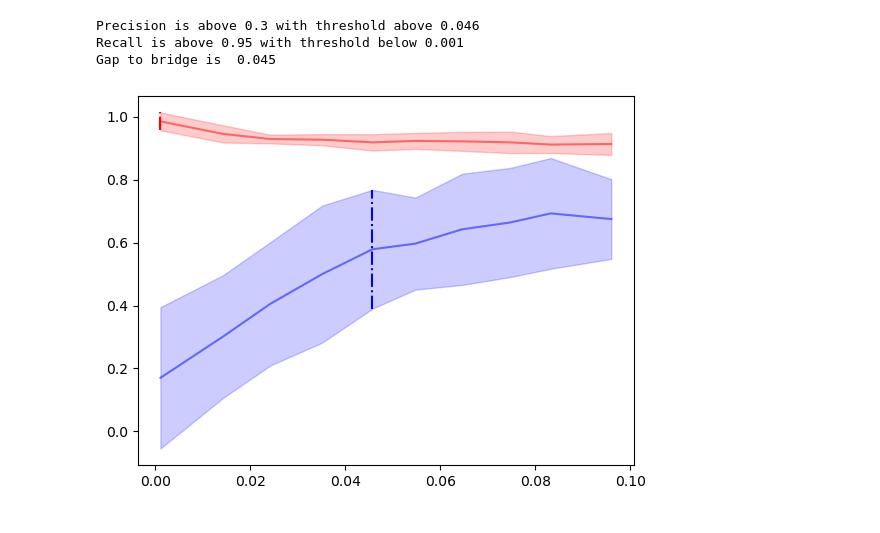
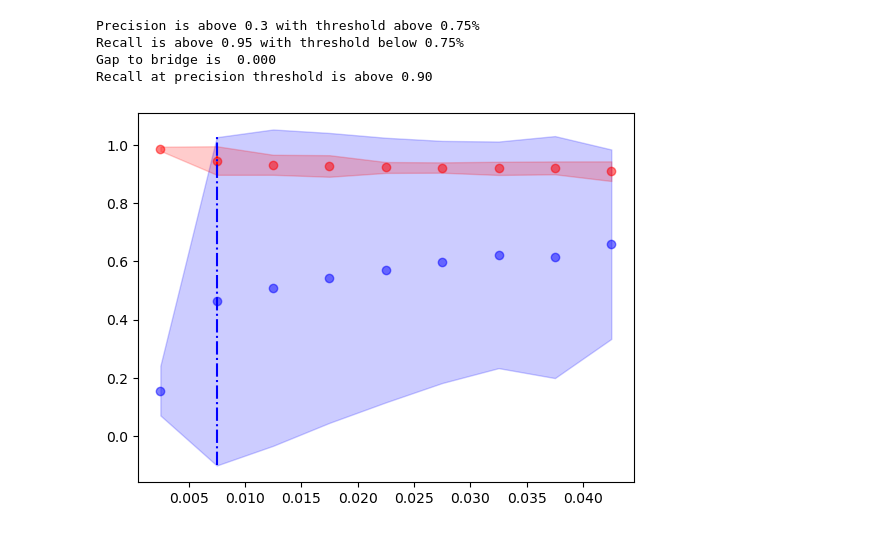
Before and after one commit to ArtemChemist/CFU_counter, a Jupyter notebook: Baseline CNN/prec_rec analysis.ipynb, the cells around one changed output. Cells and saved outputs as stored; diff of their text form; code cells hidden in the pictures.

```diff
--- a/Baseline CNN/prec_rec analysis.ipynb
+++ b/Baseline CNN/prec_rec analysis.ipynb
@@ -76,51 +57,9 @@ Gap to bridge is  0.014
-# %%
-processed = (df['thresholded?']==0)
-bins = pd.cut(df["threshold"], np.arange(0, 0.11, 0.01))
-
-thr = df[processed].groupby(bins).mean()['threshold']
-
-rec = df[processed].groupby(bins).mean()['recall']
-rec_std = df[processed].groupby(bins).std()['recall']
-rec_upper = rec+1.96*rec_std
-rec_lower = rec-1.96*rec_std
-idx_rec = [i for i in range (len(rec)) if rec_lower.iloc[i]>0.95]
-if idx_rec:
-    rec_th_idx = idx_rec[0]
-else:
-    rec_thr_idx = 0
-
-prec = df[processed].groupby(bins).mean()['precision']
-prec_std = df[processed].groupby(bins).std()['precision']
-prec_upper = prec+1.96*prec_std
-prec_lower = prec-1.96*prec_std
-idx_prec = [i for i in range (len(prec)) if prec_lower.iloc[i]>0.3]
-if idx_prec:
-    prec_thr_idx = idx_prec[0]
-else:
-    prec_thr_idx = 0
-
-fig, ax = plt.subplots()
-ax.plot(thr, rec, color = 'red', alpha = 0.5)
-ax.fill_between(thr, rec_upper, rec_lower, color='red', alpha=.2)
-ax.vlines(x = thr.iloc[rec_thr_idx],
-          color = 'r',
-          ymin = rec_lower.iloc[rec_thr_idx],
-          ymax = rec_upper.iloc[rec_thr_idx],
-          linestyles='-.')
-
-ax.plot(thr, prec, color = 'blue', alpha = 0.5)
-ax.fill_between(thr, prec_upper, prec_lower, color='blue', alpha=.2)
-ax.vlines(x = thr.iloc[prec_thr_idx],
-          color = 'b',
-          ymin = prec_lower.iloc[prec_thr_idx],
-          ymax = prec_upper.iloc[prec_thr_idx],
-          linestyles='-.')
-
-print(f"Precision is above 0.3 with threshold above {thr.iloc[prec_thr_idx]:.3f}")
-print(f"Recall is above 0.95 with threshold below {thr.iloc[rec_thr_idx]:.3f}")
-print(f"Gap to bridge is  {thr.iloc[prec_thr_idx]-thr.iloc[rec_thr_idx]:.3f}")
-# %% [output]
-Precision is above 0.3 with threshold above 0.046
-Recall is above 0.95 with threshold below 0.001
-Gap to bridge is  0.045
-[figure, removed]
+# %%
+df = pd.read_csv('prec_rec.csv')
+plot_prec_rec(df, thresholded = 0)
+# %% [output]
+Precision is above 0.3 with threshold above 0.75%
+Recall is above 0.95 with threshold below 0.75%
+Gap to bridge is  0.000
+Recall at precision threshold is above 0.90
+[figure, added]
```
Also changed, not shown: parts of 3 cells of this notebook, 25 other files.
